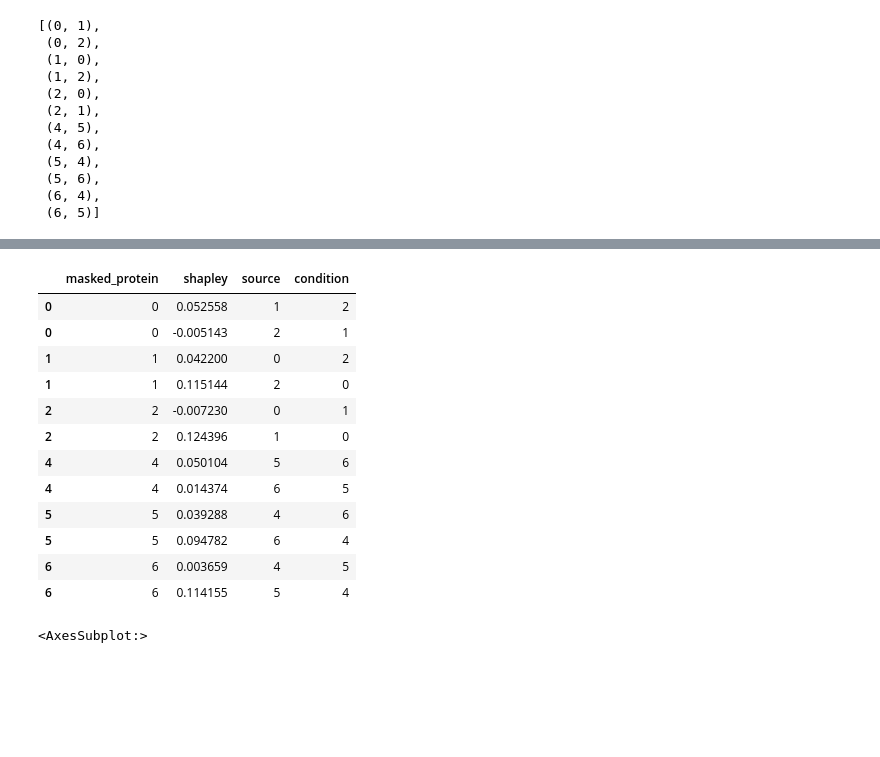
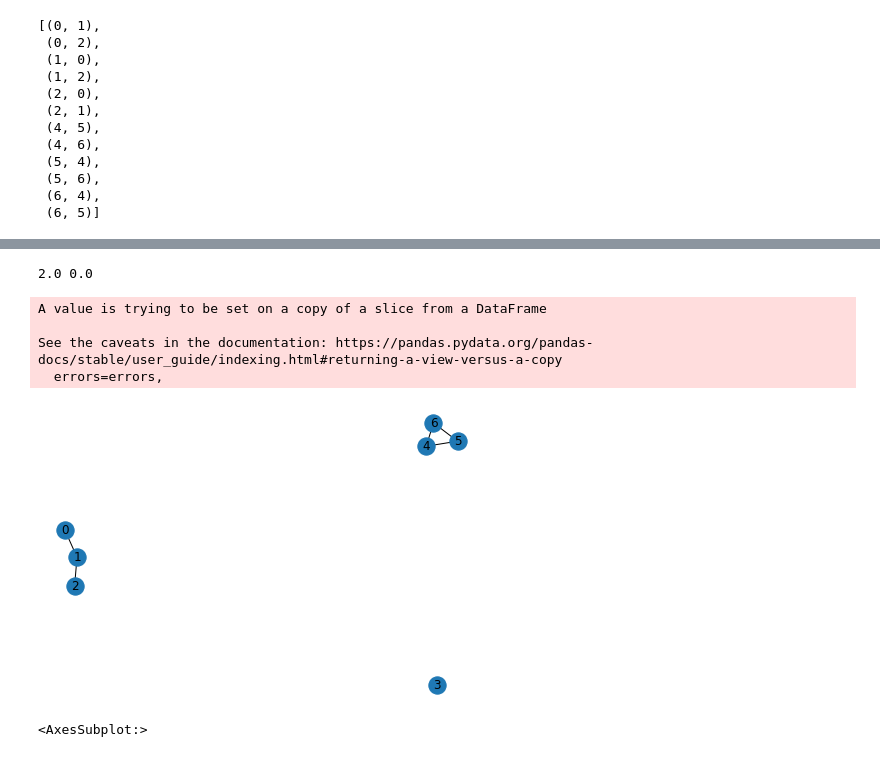
Before and after one commit to gabrieldernbach/TCPA-Imputation, a Jupyter notebook: nn_adjacency_reconstruction.ipynb, the cells around one changed output, grey strips where cells are left out. Saved outputs shown, nothing was run; the diff lists cells and outputs as text; code cells hidden in the pictures; blank space fills up the shorter version.

```diff
--- a/nn_adjacency_reconstruction.ipynb
+++ b/nn_adjacency_reconstruction.ipynb
@@ -118,31 +118,40 @@ nx.draw(cond_graph, with_labels=True)
 # %%
 def get_triplets(triad_clique):
     raw_triplets = list(itertools.product(triad_clique, triad_clique, triad_clique))
     triplet_list = [raw_triplet for raw_triplet in raw_triplets if len(set(raw_triplet))==len(raw_triplet)]
     return triplet_list
 
 triplets = [get_triplets(triad_clique) for triad_clique in triad_cliques]
 
 def get_data(triplet):
     data = cond_data.loc[(cond_data['masked_protein']== triplet[0]) & (cond_data['source']== triplet[1]) &
                    (cond_data['condition']== triplet[2])]
     return data
 
 cond_values = pd.concat([get_data(triplet) for sublist in triplets for triplet in sublist])
+
+cond_values_dir = cond_values.loc[cond_values['masked_protein']> cond_values['source']]
+cond_values_trans = cond_values.loc[cond_values['masked_protein']< cond_values['source']]
+cond_values_trans.rename(columns= {'masked_protein':'source', 'source': 'masked_protein'}, inplace = True)
+
+merged_values = pd.merge(cond_values_dir, cond_values_trans, on = ('masked_protein', 'source', 'condition'))
+merged_values['shapley'] = 0.5 * (merged_values['shapley_x'] + merged_values['shapley_y'])
+
+del_edges = merged_values[merged_values['shapley']<0.0]
+corrected_graph = Graph.copy()
+
+for i in range(del_edges.shape[0]):
+    print(del_edges.iloc[i]['masked_protein'], del_edges.iloc[i]['source'])
+    corrected_graph.remove_edge(del_edges.iloc[i]['source'], del_edges.iloc[i]['masked_protein'])
+
+nx.draw(corrected_graph, with_labels=True)
 # %% [output]
-|  | masked_protein | shapley | source | condition |
-| 0 | 0 | 0.052558 | 1 | 2 |
-| 0 | 0 | -0.005143 | 2 | 1 |
-| 1 | 1 | 0.042200 | 0 | 2 |
-| 1 | 1 | 0.115144 | 2 | 0 |
-| 2 | 2 | -0.007230 | 0 | 1 |
-| 2 | 2 | 0.124396 | 1 | 0 |
-| 4 | 4 | 0.050104 | 5 | 6 |
-| 4 | 4 | 0.014374 | 6 | 5 |
-| 5 | 5 | 0.039288 | 4 | 6 |
-| 5 | 5 | 0.094782 | 6 | 4 |
-| 6 | 6 | 0.003659 | 4 | 5 |
-| 6 | 6 | 0.114155 | 5 | 4 |
+2.0 0.0
+A value is trying to be set on a copy of a slice from a DataFrame
+
+See the caveats in the documentation: https://pandas.pydata.org/pandas-docs/stable/user_guide/indexing.html#returning-a-view-versus-a-copy
+  errors=errors,
+[figure, added]
 # %%
 # for asymmetric data
 func_mat = pd.read_csv(os.getcwd() + '/results/adjacency/function.csv', header=None)
```
Also changed, not shown: parts of 2 cells of this notebook.
